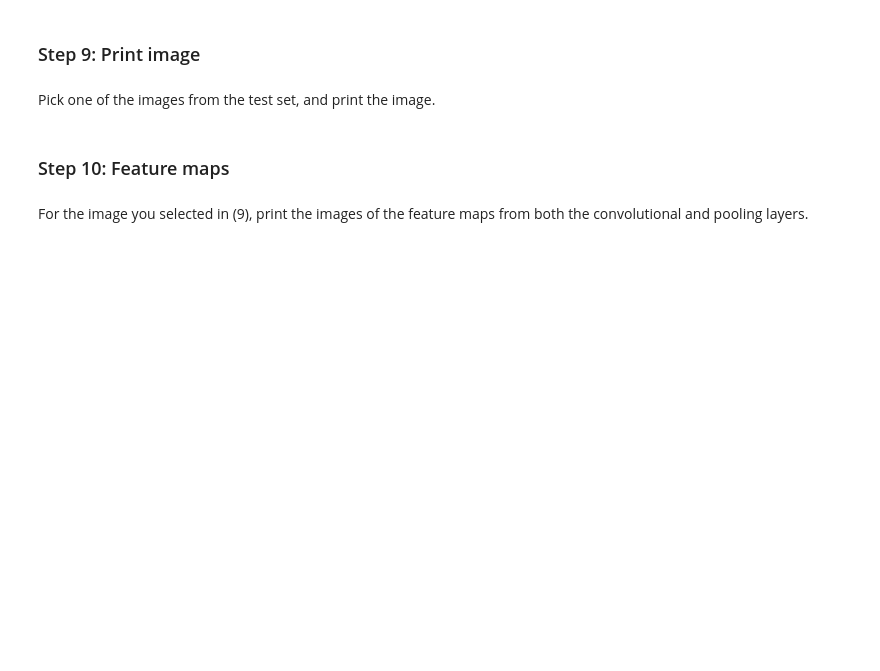
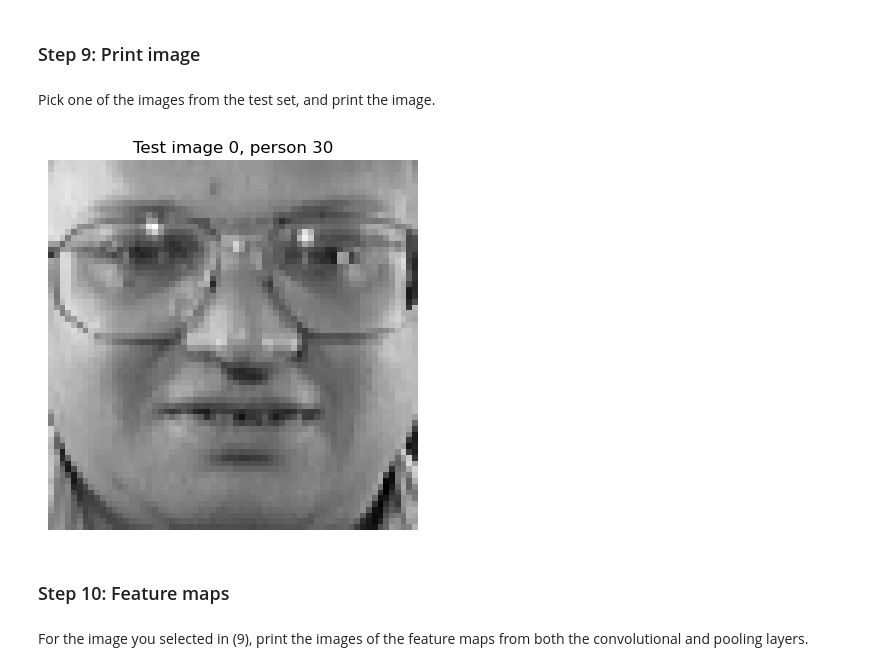
Before and after one commit to rjortega-dev/DS-NeuralNetworks-Lab3, a Jupyter notebook: C10_M3_Lab.ipynb, the cells around one changed output. Cells and saved outputs as stored; diff of their text form; code cells hidden in the pictures; blank space fills up the shorter version.

```diff
--- a/C10_M3_Lab.ipynb
+++ b/C10_M3_Lab.ipynb
@@ -147,3 +207,14 @@ Pick one of the images from the test set, and print the image.
+# %%
+# An image
+img_idx = 0
+sample = X_test[img_idx]          # shape (64, 64, 1)
+
+plt.imshow(sample.squeeze(), cmap=plt.cm.gray)
+plt.title(f"Test image {img_idx}, person {y_test[img_idx][0]}")
+plt.axis("off")
+plt.show()
+# %% [output]
+[figure, added]
 # %% [markdown]
 ### Step 10: Feature maps
 # %% [markdown]
```
Also changed, not shown: parts of 20 cells of this notebook.
